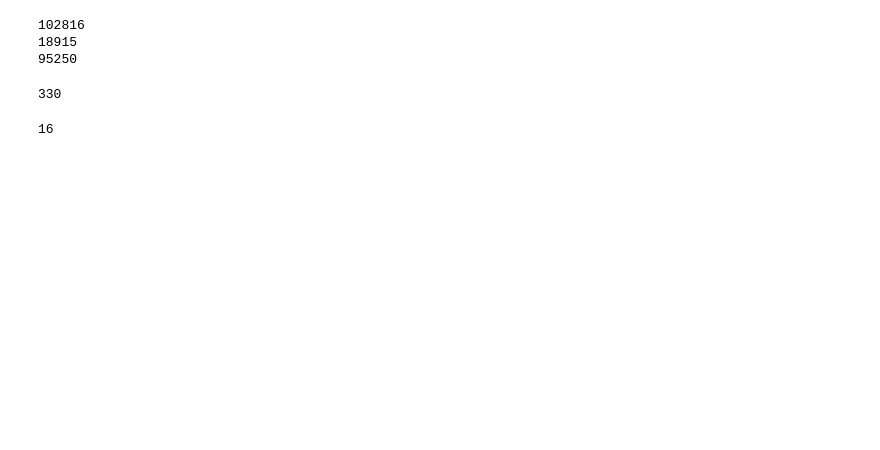
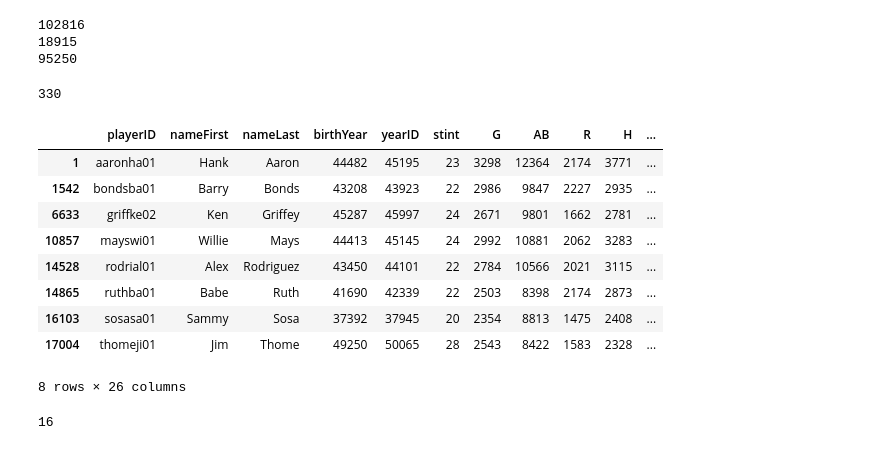
Before and after one commit to mikesturm2001/Python, a Jupyter notebook: Sturm_Michael_Assignment2.ipynb, the cells around one changed output. Cells and saved outputs as stored; diff of their text form; code cells hidden in the pictures; blank space fills up the shorter version.

```diff
--- a/Sturm_Michael_Assignment2.ipynb
+++ b/Sturm_Michael_Assignment2.ipynb
@@ -121,3 +128,16 @@ sst[sst['HR'] >= 40]['HR'].count()
+# %%
+playerCareerTotals[playerCareerTotals['HR'] >= 600]
+# %% [output]
+|  | playerID | nameFirst | nameLast | birthYear | yearID | stint | G | AB | R | H | ... |
+| 1 | aaronha01 | Hank | Aaron | 44482 | 45195 | 23 | 3298 | 12364 | 2174 | 3771 | ... |
+| 1542 | bondsba01 | Barry | Bonds | 43208 | 43923 | 22 | 2986 | 9847 | 2227 | 2935 | ... |
+| 6633 | griffke02 | Ken | Griffey | 45287 | 45997 | 24 | 2671 | 9801 | 1662 | 2781 | ... |
+| 10857 | mayswi01 | Willie | Mays | 44413 | 45145 | 24 | 2992 | 10881 | 2062 | 3283 | ... |
+| 14528 | rodrial01 | Alex | Rodriguez | 43450 | 44101 | 22 | 2784 | 10566 | 2021 | 3115 | ... |
+| 14865 | ruthba01 | Babe | Ruth | 41690 | 42339 | 22 | 2503 | 8398 | 2174 | 2873 | ... |
+| 16103 | sosasa01 | Sammy | Sosa | 37392 | 37945 | 20 | 2354 | 8813 | 1475 | 2408 | ... |
+| 17004 | thomeji01 | Jim | Thome | 49250 | 50065 | 28 | 2543 | 8422 | 1583 | 2328 | ... |
+8 rows × 26 columns
 # %%
 #5) How many players have hit 40 2Bs, 10 3Bs, 200 Hits, and 30 HRs (inclusive) in one season? (Number Only)
 # %%
```
Also changed, not shown: parts of 16 cells of this notebook.
